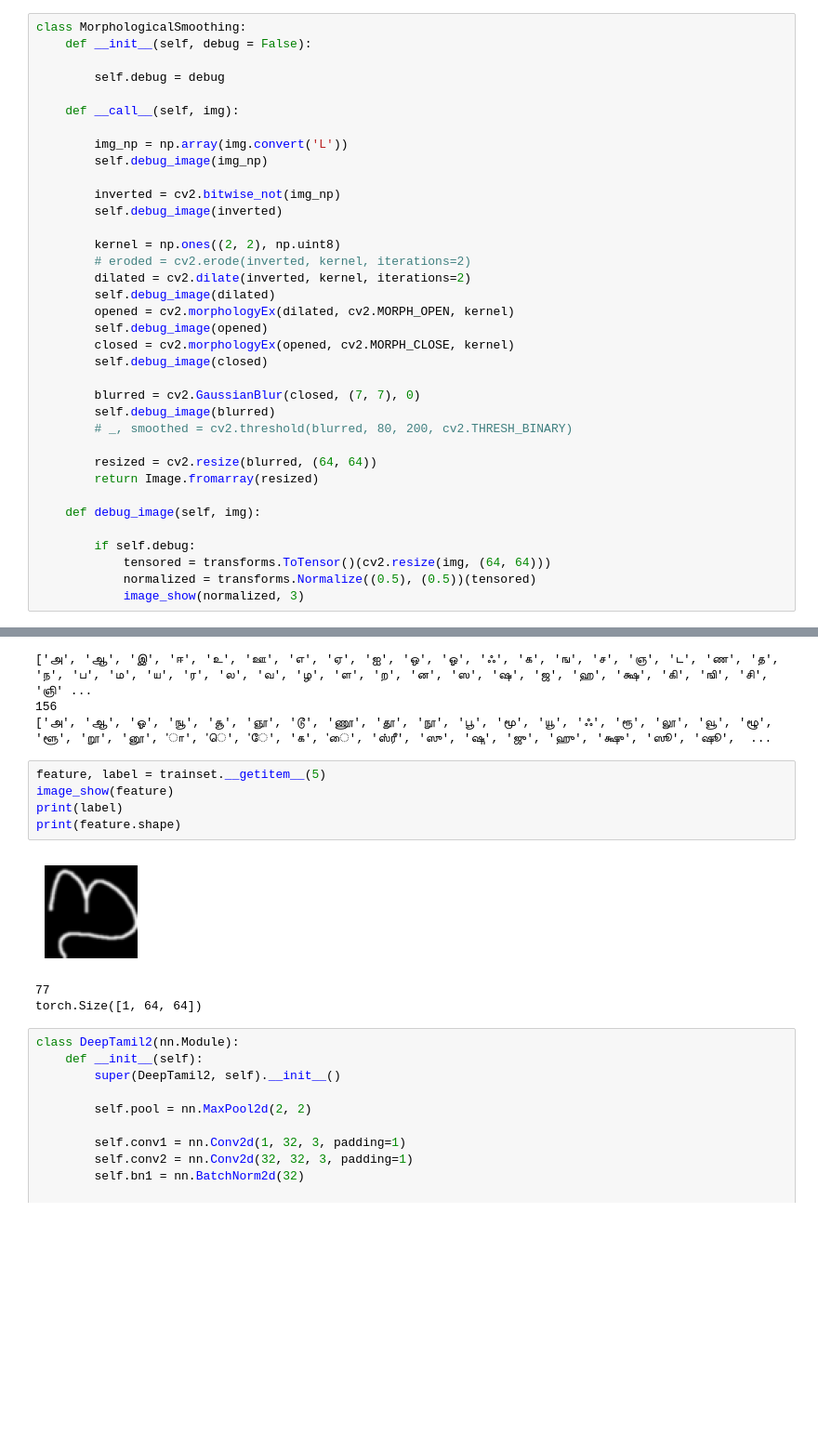
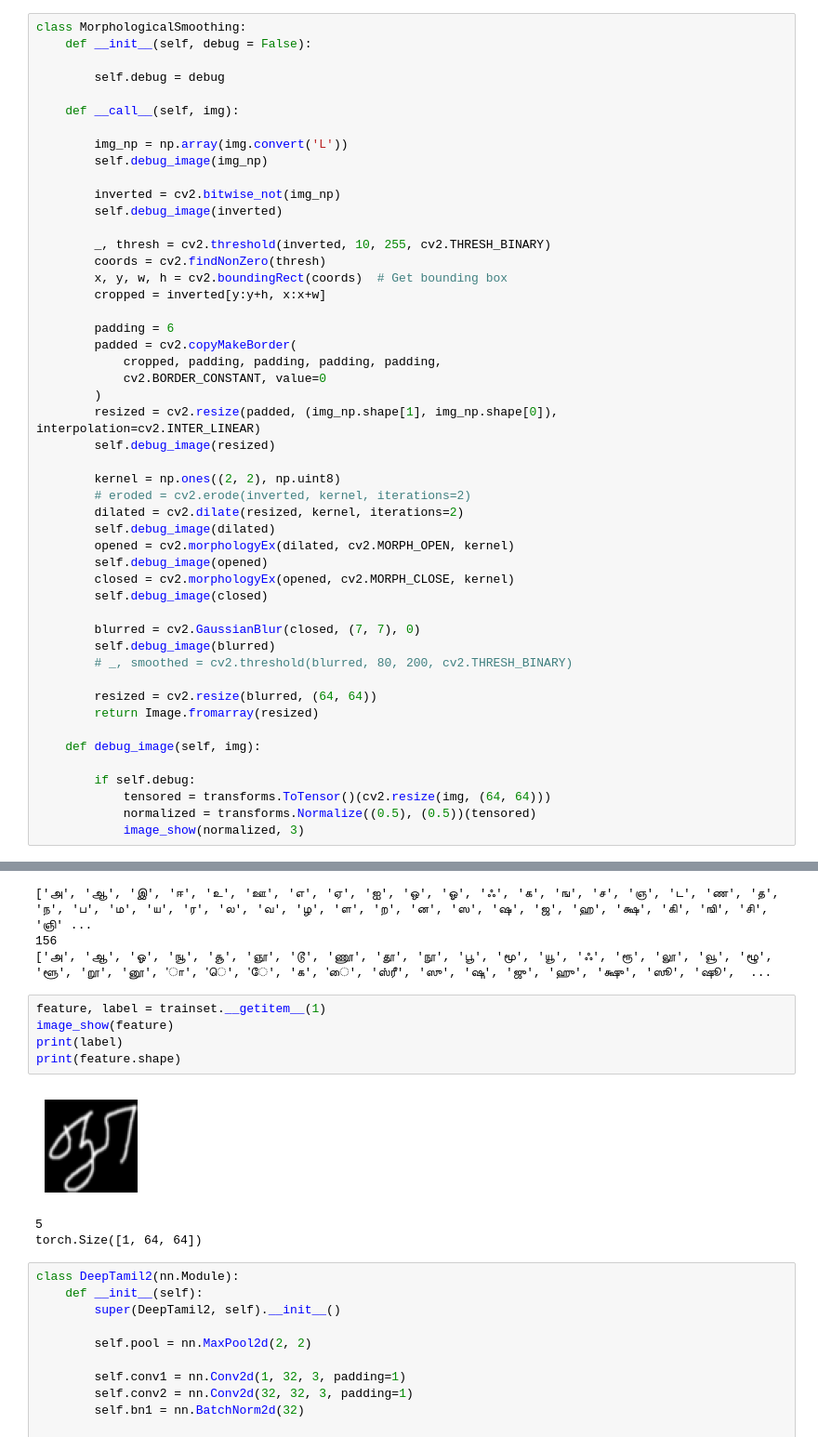
Before and after one commit to jamiany/TamilNet, a Jupyter notebook: TamilNet.ipynb, the cells around one changed output, grey strips where cells are left out. Shown: that part at 93% size. Drawn from its saved outputs; the diff is of its cells as text; blank space fills up the shorter version.

```diff
--- a/TamilNet.ipynb
+++ b/TamilNet.ipynb
@@ -40,9 +40,22 @@ class MorphologicalSmoothing:
         inverted = cv2.bitwise_not(img_np)
         self.debug_image(inverted)
 
+        _, thresh = cv2.threshold(inverted, 10, 255, cv2.THRESH_BINARY)
+        coords = cv2.findNonZero(thresh)
+        x, y, w, h = cv2.boundingRect(coords)  # Get bounding box
+        cropped = inverted[y:y+h, x:x+w]
+
+        padding = 6
+        padded = cv2.copyMakeBorder(
+            cropped, padding, padding, padding, padding,
+            cv2.BORDER_CONSTANT, value=0
+        )
+        resized = cv2.resize(padded, (img_np.shape[1], img_np.shape[0]), interpolation=cv2.INTER_LINEAR)
+        self.debug_image(resized)
+
         kernel = np.ones((2, 2), np.uint8)
         # eroded = cv2.erode(inverted, kernel, iterations=2)
-        dilated = cv2.dilate(inverted, kernel, iterations=2)
+        dilated = cv2.dilate(resized, kernel, iterations=2)
         self.debug_image(dilated)
         opened = cv2.morphologyEx(dilated, cv2.MORPH_OPEN, kernel)
         self.debug_image(opened)
@@ -105,13 +117,13 @@ print(classes)
 156
 ['அ', 'ஆ', 'ஓ', 'ஙூ', 'சூ', 'ஞூ', 'டூ', 'ணூ', 'தூ', 'நூ', 'பூ', 'மூ', 'யூ', 'ஃ', 'ரூ', 'லூ', 'வூ', 'ழூ', 'ளூ', 'றூ', 'னூ', 'ா', 'ெ', 'ே', 'க', 'ை', 'ஸ்ரீ', 'ஸு', 'ஷு', 'ஜு', 'ஹு', 'க்ஷு', 'ஸூ', 'ஷூ',  ...
 # %%
-feature, label = trainset.__getitem__(5)
+feature, label = trainset.__getitem__(1)
 image_show(feature)
 print(label)
 print(feature.shape)
 # %% [output]
-[figure, old version]
+[figure, new version]
-77
+5
 torch.Size([1, 64, 64])
 # %%
 class DeepTamil2(nn.Module):
```
Also changed, not shown: parts of 6 cells of this notebook, 2 other files.
